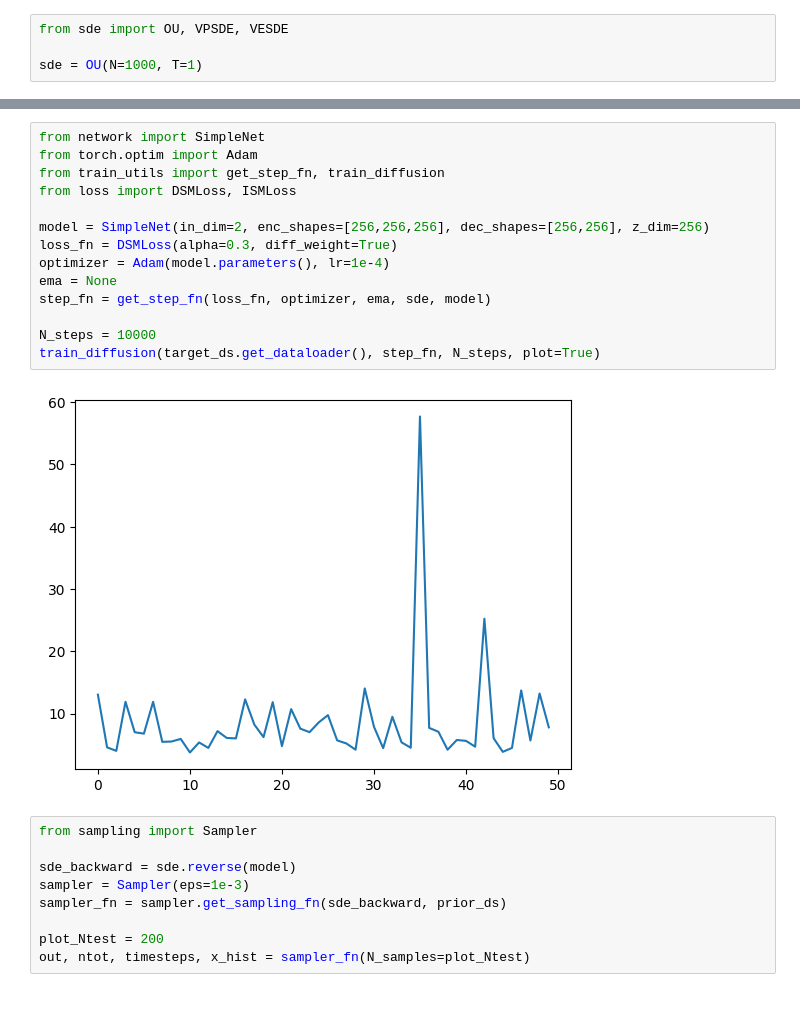
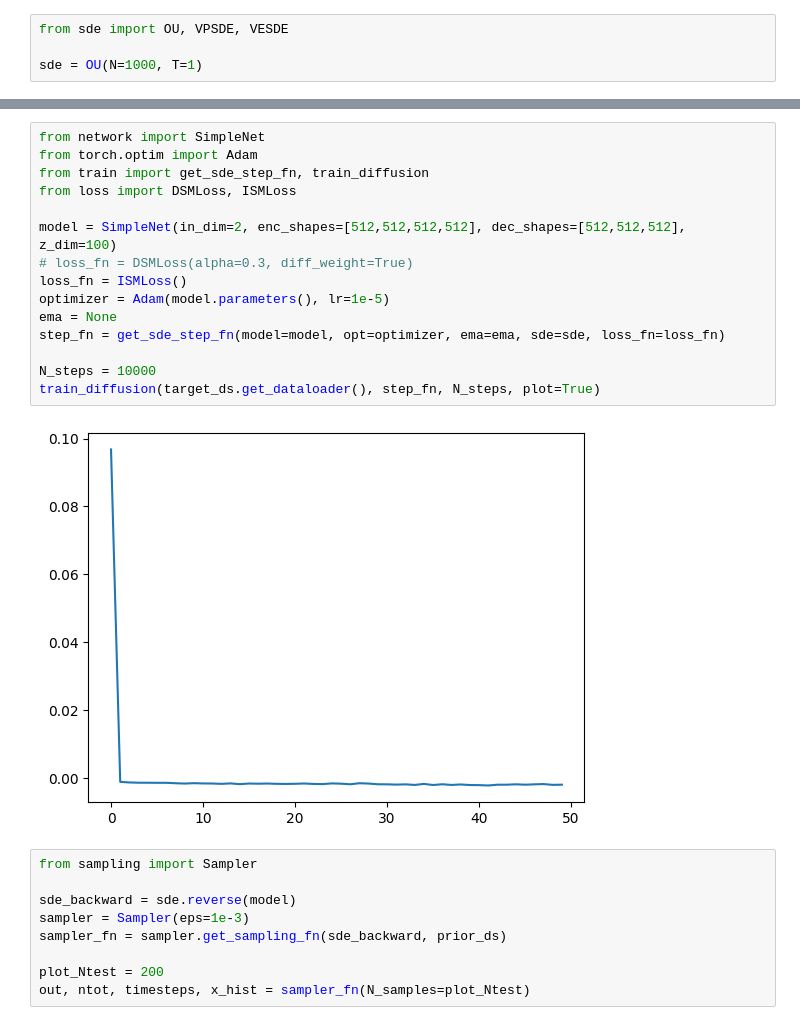
Before and after one commit to min-hieu/HelloScore, a Jupyter notebook: sde/HelloScore.ipynb, the cells around one changed output, grey strips where cells are left out. Cells and saved outputs as stored; diff of their text form.

```diff
--- a/sde/HelloScore.ipynb
+++ b/sde/HelloScore.ipynb
@@ -100,19 +100,20 @@ plt.savefig("./mean_std.jpg")
 # %%
 from network import SimpleNet
 from torch.optim import Adam
-from train_utils import get_step_fn, train_diffusion
+from train import get_sde_step_fn, train_diffusion
 from loss import DSMLoss, ISMLoss
 
-model = SimpleNet(in_dim=2, enc_shapes=[256,256,256], dec_shapes=[256,256], z_dim=256)
-loss_fn = DSMLoss(alpha=0.3, diff_weight=True)
-optimizer = Adam(model.parameters(), lr=1e-4)
+model = SimpleNet(in_dim=2, enc_shapes=[512,512,512,512], dec_shapes=[512,512,512], z_dim=100)
+# loss_fn = DSMLoss(alpha=0.3, diff_weight=True)
+loss_fn = ISMLoss()
+optimizer = Adam(model.parameters(), lr=1e-5)
 ema = None
-step_fn = get_step_fn(loss_fn, optimizer, ema, sde, model)
+step_fn = get_sde_step_fn(model=model, opt=optimizer, ema=ema, sde=sde, loss_fn=loss_fn)
 
 N_steps = 10000
 train_diffusion(target_ds.get_dataloader(), step_fn, N_steps, plot=True)
 # %% [output]
-[figure, old version]
+[figure, new version]
 # %%
 from sampling import Sampler
 
```
Also changed, not shown: parts of 7 cells of this notebook, 10 other files.
